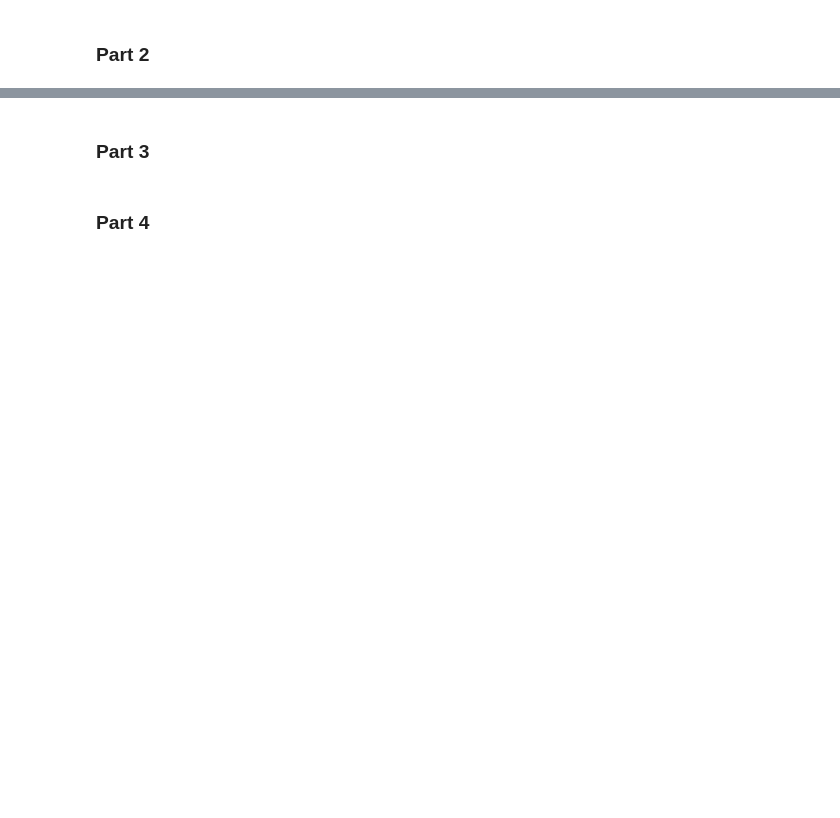
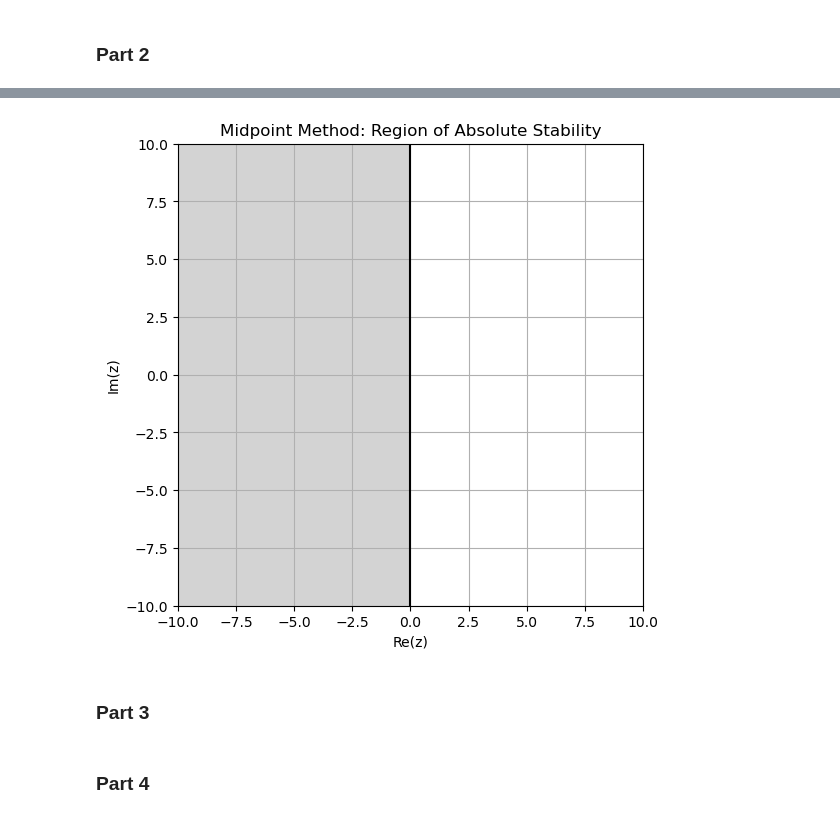
Before and after one commit to whuang259/Math714-Physics763, a Jupyter notebook: Math 714/Math_714_HW_3.ipynb, the cells around one changed output, grey strips where cells are left out. Drawn from its saved outputs; the diff is of its cells as text; code cells hidden in the pictures; blank space fills up the shorter version.

```diff
--- a/Math 714/Math_714_HW_3.ipynb
+++ b/Math 714/Math_714_HW_3.ipynb
@@ -169,3 +168,22 @@ $$ U^{n+1} = U^n + \frac{k\lambda}{2} (U^{n+1/2} + U^{n+3/2}) $$
+# %%
+x = np.linspace(-10, 10, 1000)
+y = np.linspace(-10, 10, 1000)
+X, Y = np.meshgrid(x, y)
+Z = X + 1j*Y
+
+region = np.abs((2 + Z)/(2 - Z))**2
+
+plt.figure(figsize=(6,6))
+plt.contourf(X, Y, region <= 1, [0.5,1], colors=["lightgray"])
+plt.contour(X, Y, region, levels=[1], colors=["black"])
+
+plt.xlabel('Re(z)')
+plt.ylabel('Im(z)')
+plt.title("Midpoint Method: Region of Absolute Stability")
+plt.grid(True)
+plt.show()
+# %% [output]
+[figure, added]
 # %% [markdown]
 ### Part 3
 # %% [markdown]
```
Also changed, not shown: parts of 11 cells of this notebook.
